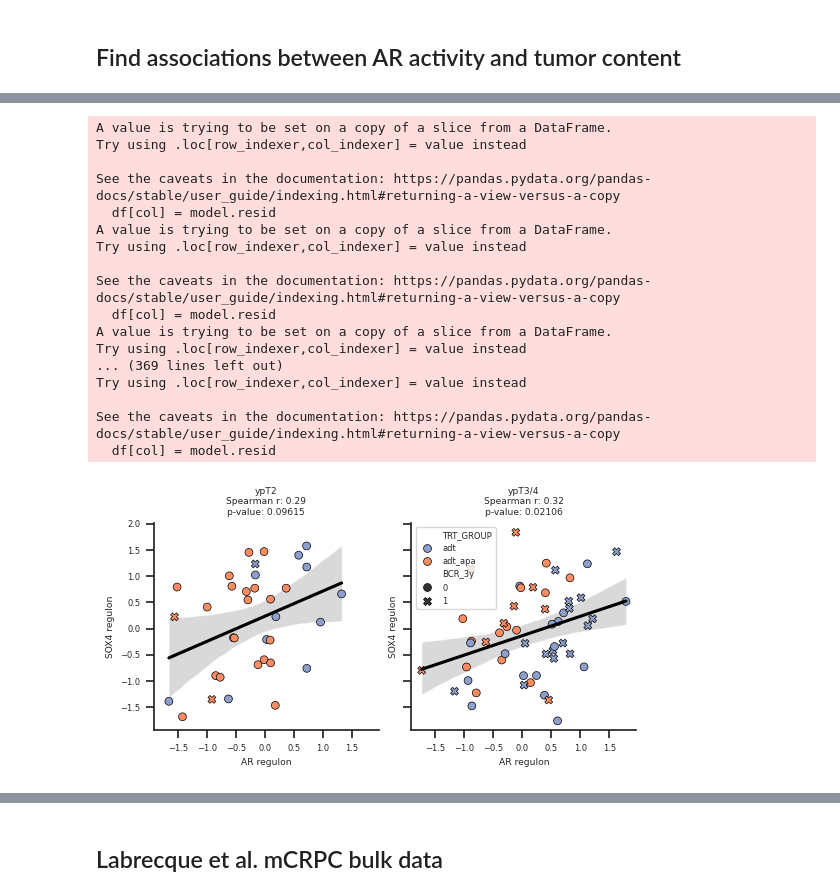
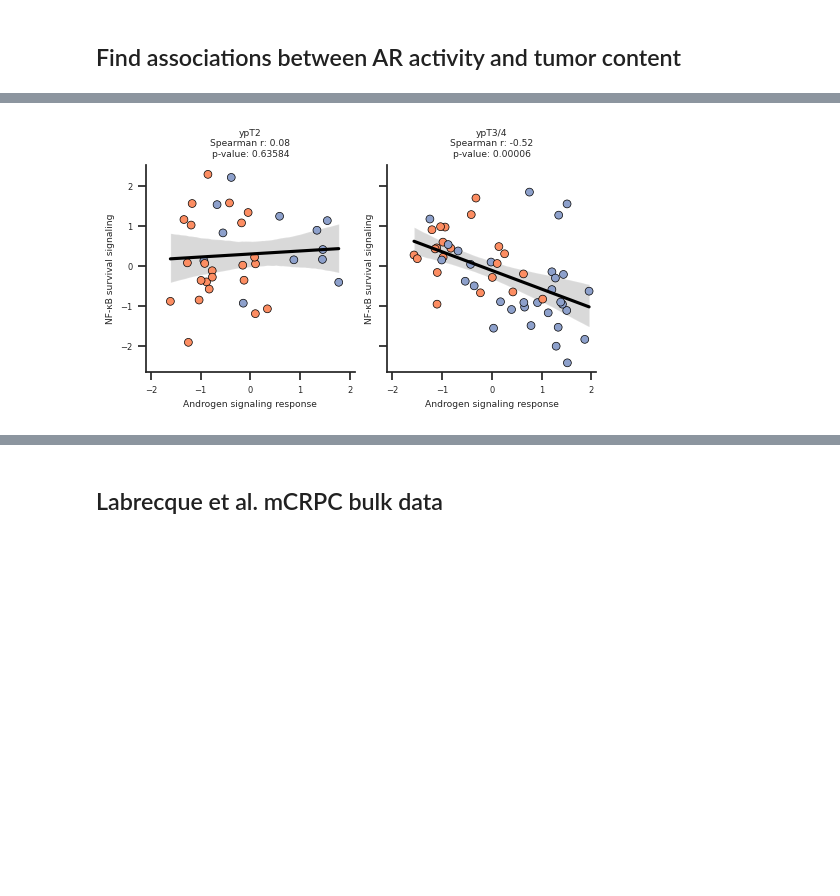
Before and after one commit to akiviaho/prostate_cancer_plasticity, a Jupyter notebook: ARNEO_enrichment_analysis.ipynb, the cells around one changed output, grey strips where cells are left out. Cells and saved outputs as stored; diff of their text form; code cells hidden in the pictures; blank space fills up the shorter version.

```diff
--- a/ARNEO_enrichment_analysis.ipynb
+++ b/ARNEO_enrichment_analysis.ipynb
@@ -285,7 +478,7 @@ for idx, signature in enumerate(signatures):
         data2 = plot_data[plot_data[cat] == g2][signature].dropna()
         if len(data1) > 0 and len(data2) > 0:
             _, mw_pval = mannwhitneyu(data1, data2, alternative='two-sided')
-            mw_pvals.append(f"{g1} vs {g2}: {mw_pval:.4f}")
+            mw_pvals.append(f"{mw_pval:.4f}")
 
     #ax.set_xlabel('')
     ax.spines[['top','right']].set_visible(False)
@@ -650,6 +659,11 @@ if (gsva_res_df.index == metadata.loc[overlap].index).all():
 
 dat_treated_with_clinical = pd.merge(dat_treated,arneo_clinical,left_index=True,right_index=True)
 
+### CALCULATE REGULON GROUP MEAN SCORE ###
+for k in tfs_dict:
+    regulons = [r + ' regulon' for r in tfs_dict[k]]
+    dat_treated_with_clinical[k] = zscore(dat_treated_with_clinical[regulons].mean(axis=1))
+
 dat_treated_with_clinical[gene_signature_names] = zscore(dat_treated_with_clinical[gene_signature_names])
 
 dat_treated_with_clinical['ypT stage'] = pd.Categorical(dat_treated_with_clinical['ypT2'].map({1:'ypT2',0:'ypT3/4'}),categories=['ypT2','ypT3/4'])
@@ -683,9 +681,9 @@ sns.set_theme(style='white', palette=pal, font_scale=0.55, rc={
     'ytick.left': True
 })
 
-regress_out_rcb_volume = True
-sig1 = 'AR regulon'
-sig2 = 'SOX4 regulon'
+regress_out_rcb_volume = False
+sig1 = 'Androgen signaling response' # AR
+sig2 = 'NF-κB survival signaling' # FOSL1
 marker_var = 'BCR_3y'
 
 df_all = dat_treated_with_clinical.copy()
@@ -693,11 +691,13 @@ df_all = dat_treated_with_clinical.copy()
 if regress_out_rcb_volume:
     df = df_all[[c for c in df_all.columns if 'regulon' in c] + ['Fibroblast pct']]
     df = regress_out_signature(df,'Fibroblast pct')
+    #df = df_all[[c for c in df_all.columns if 'regulon' in c] + ['Fibroblast pct','Endothelial cell pct']]
+    #df = regress_out_signatures(df,['Fibroblast pct', 'Endothelial cell pct'])
     df_all[df.columns] = df
 
 
 #df_all[[sig1,sig2]] = zscore(df_all[[sig1,sig2]])
-fig, axes = plt.subplots(1, 2, figsize=(5.5, 3), sharey=True, sharex=True)
+fig, axes = plt.subplots(1, 2, figsize=(5.1, 3), sharey=True, sharex=True)
 
 for ax, tstage in zip(axes, ['ypT2', 'ypT3/4']):
     df = df_all[df_all['ypT stage'] == tstage].copy()
@@ -713,51 +713,36 @@ for ax, tstage in zip(axes, ['ypT2', 'ypT3/4']):
         x=sig1,
         y=sig2,
         scatter=False,
         color='black',
         ax=ax
     )
 
     sns.scatterplot(
         data=df,
         x=sig1,
         y=sig2,
         edgecolor='black',
         linewidth=0.5,
         s=32,
         hue='TRT_GROUP',
-        style = marker_var,
+        #style = marker_var,
         ax=ax
     )
 
     ax.spines[['right', 'top']].set_visible(False)
     ax.set_title(
         f'{tstage}\nSpearman r: {stat:.2f}\np-value: {pval:.5f}'
     )
 
 # optional: only show legend once
 axes[0].legend_.remove()
-#axes[1].legend_.remove()
+axes[1].legend_.remove()
+ax.set_xlim(-2.1,2.1)
+ax.set_xticks([-2,-1,0,1,2])
 
 plt.tight_layout()
 #plt.savefig(f'/home/ak431480/plots/{sig1}_vs_{sig2}_split_by_ypT_status.pdf')
 plt.show()
 # %% [output]
-A value is trying to be set on a copy of a slice from a DataFrame.
-Try using .loc[row_indexer,col_indexer] = value instead
-
-See the caveats in the documentation: https://pandas.pydata.org/pandas-docs/stable/user_guide/indexing.html#returning-a-view-versus-a-copy
-  df[col] = model.resid
-A value is trying to be set on a copy of a slice from a DataFrame.
-Try using .loc[row_indexer,col_indexer] = value instead
-
-See the caveats in the documentation: https://pandas.pydata.org/pandas-docs/stable/user_guide/indexing.html#returning-a-view-versus-a-copy
-  df[col] = model.resid
-A value is trying to be set on a copy of a slice from a DataFrame.
-Try using .loc[row_indexer,col_indexer] = value instead
-... (369 lines left out)
-Try using .loc[row_indexer,col_indexer] = value instead
-
-See the caveats in the documentation: https://pandas.pydata.org/pandas-docs/stable/user_guide/indexing.html#returning-a-view-versus-a-copy
-  df[col] = model.resid
-[figure, old version]
+[figure, new version]
 # %%
```
Also changed, not shown: parts of 125 cells of this notebook.
